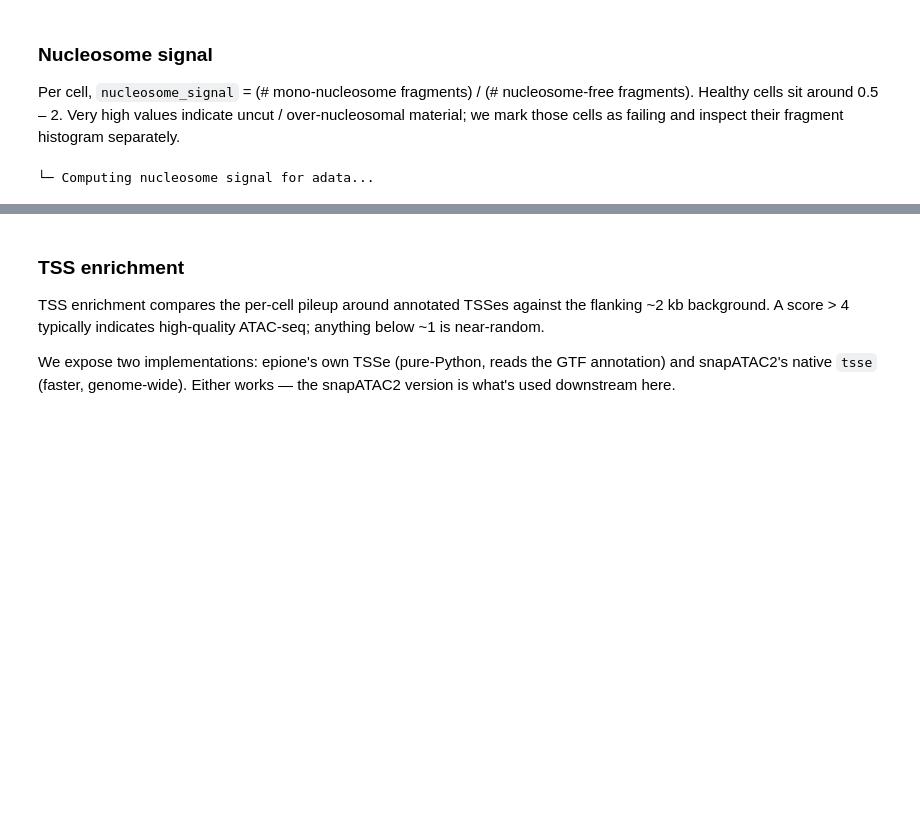
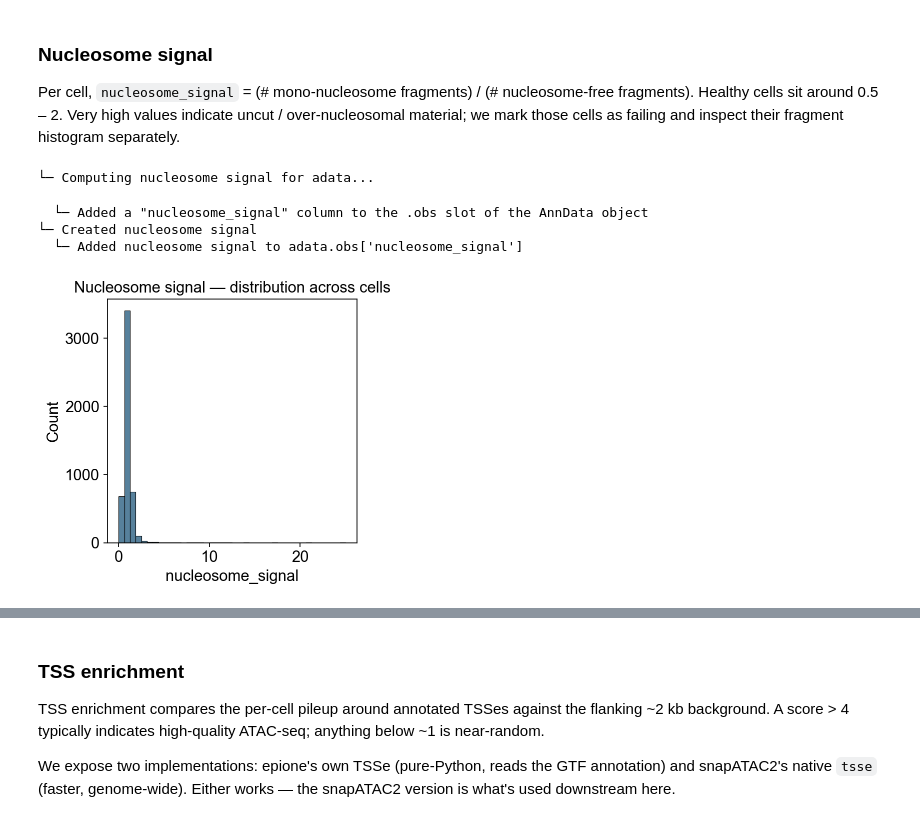
Before and after one commit to aristoteleo/epione, a Jupyter notebook: epione_guide/tutorials/single/t_preprocess.ipynb, the cells around one changed output, grey strips where cells are left out. Saved outputs shown, nothing was run; the diff lists cells and outputs as text; code cells hidden in the pictures; blank space fills up the shorter version.

```diff
--- a/epione_guide/tutorials/single/t_preprocess.ipynb
+++ b/epione_guide/tutorials/single/t_preprocess.ipynb
@@ -204,19 +182,23 @@ those cells as failing and inspect their fragment histogram separately.
 # %%
 # Compute nucleosome signal. ``n`` controls how many fragments to
 # subsample per cell for the ratio — ~10k per cell is plenty.
-epi.pp.nucleosome_signal(adata, n=10_000 * adata.n_obs)
+epi.pp.nucleosome_signal(adata, n=10_0 * adata.n_obs)
 
 # ``adata.obs`` on a snapATAC2-backed AnnData is a lazy on-disk element,
 # not a pandas DataFrame — use ``epi.utils.obs_to_pandas`` to pull it
 # into memory for plotting.
 obs_df = epi.utils.obs_to_pandas(adata)
 
 import seaborn as sns
 sns.histplot(obs_df, x='nucleosome_signal', bins=40)
 plt.title('Nucleosome signal — distribution across cells')
 plt.show()
 # %% [output]
 └─ Computing nucleosome signal for adata...
+  └─ Added a "nucleosome_signal" column to the .obs slot of the AnnData object
+└─ Created nucleosome signal
+  └─ Added nucleosome signal to adata.obs['nucleosome_signal']
+[figure, added]
 # %%
 # Fraction of cells above the nucleosome-signal threshold (ArchR default ≈ 2).
 nuc_signal_threshold = 2
```
Also changed, not shown: parts of 20 cells of this notebook, 2 other files.
